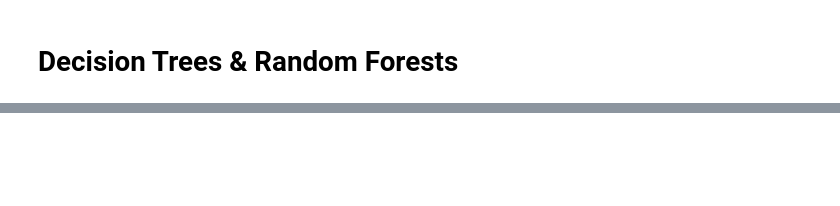
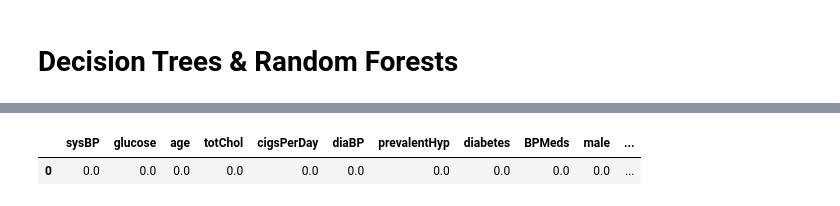
Before and after one commit to ljhowell/machine-learning_CHD, a Jupyter notebook: DT&RF.ipynb, the cells around one changed output, grey strips where cells are left out. Cells and saved outputs as stored; diff of their text form; code cells hidden in the pictures; blank space fills up the shorter version.

```diff
--- a/DT&RF.ipynb
+++ b/DT&RF.ipynb
@@ -428,0 +320,8 @@ The recall score for Random Forest is: 100.0%.
+# %%
+scaler = MinMaxScaler(feature_range=(0,1))
+scaled_data = pd.DataFrame(scaler.fit_transform(my_data), columns=my_data.columns)
+
+scaled_data.head()
+# %% [output]
+|  | sysBP | glucose | age | totChol | cigsPerDay | diaBP | prevalentHyp | diabetes | BPMeds | male | ... |
+| 0 | 0.0 | 0.0 | 0.0 | 0.0 | 0.0 | 0.0 | 0.0 | 0.0 | 0.0 | 0.0 | ... |
```
Also changed, not shown: parts of 36 cells of this notebook, 4 other files.
